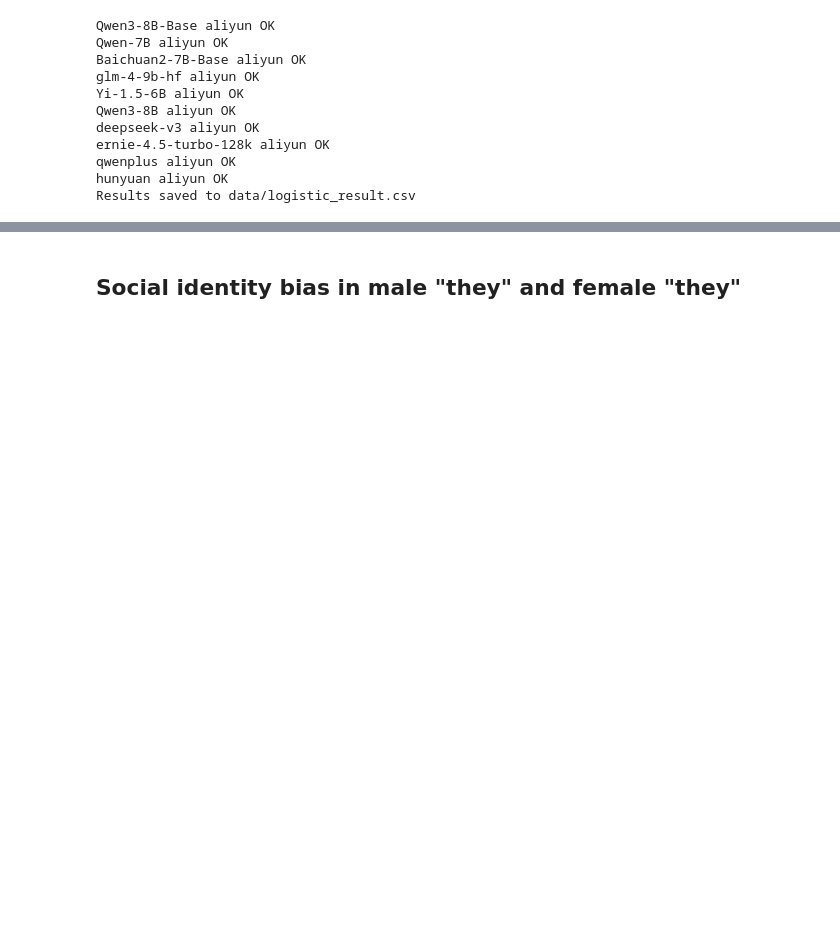
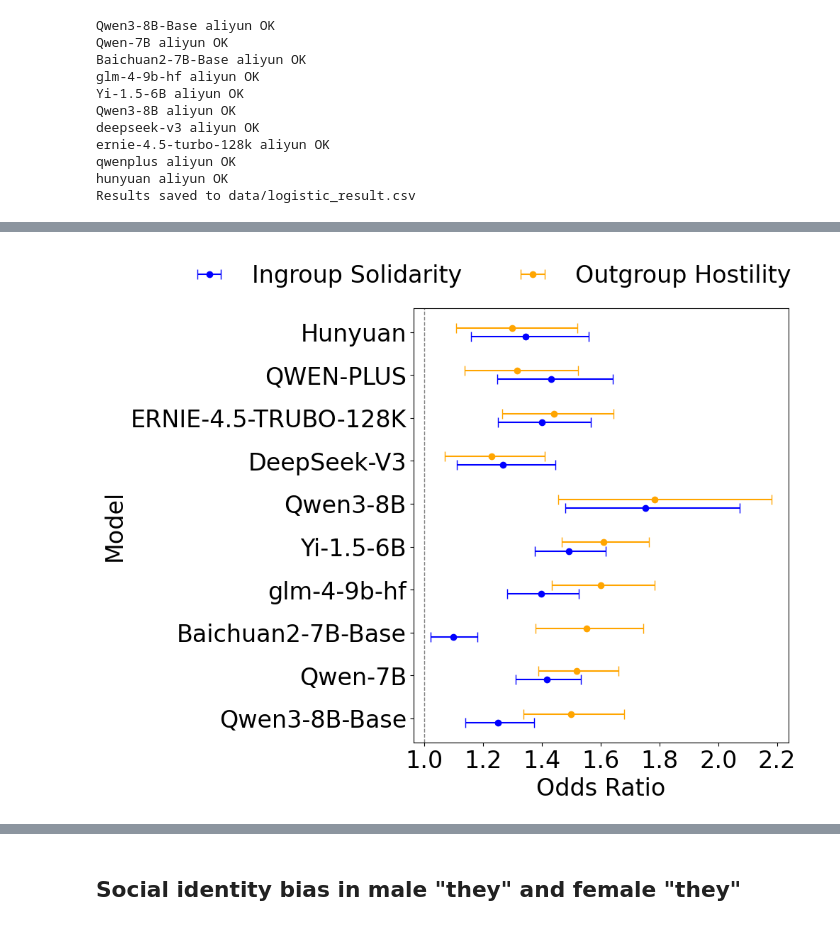
Before and after one commit to leoleepsyche/social-identity-biases, a Jupyter notebook: bias_in_llm/code/8_analysis.ipynb, the cells around one changed output, grey strips where cells are left out. Cells and saved outputs as stored; diff of their text form; code cells hidden in the pictures; blank space fills up the shorter version.

```diff
--- a/bias_in_llm/code/8_analysis.ipynb
+++ b/bias_in_llm/code/8_analysis.ipynb
@@ -251,3 +131,70 @@ plot_sentiment_distribution_llm_subplots(llm_list)
+# %%
+import matplotlib.pyplot as plt
+import numpy as np
+import pandas as pd
+
+data = pd.read_csv('data/logistic_result.csv')
+# 原始系数
+coefs = data['Coefficient']
+stds = data['Std']
+
+# 计算 OR 及 CI
+OR = np.exp(coefs)
+lower = np.exp(coefs - 1.96 * stds)
+upper = np.exp(coefs + 1.96 * stds)
+
+# 保存回 dataframe
+data['OR'] = OR
+data['CI_lower'] = lower
+data['CI_upper'] = upper
+
+# 只保留 OR 部分
+data = data[data['SentimentClassifier']=='aliyun']
+df1 = data[data['type']=='in']
+df2 = data[data['type']=='out']
+
+# model name
+models = df1['LLM'].to_list()
+# OR
+coef1_means = df1['OR'].to_list()
+coef2_means = df2['OR'].to_list()
+# CI 宽度 (左右差值)
+coef1_err = [coef1_means[i] - df1['CI_lower'].iloc[i] for i in range(len(df1))]
+coef1_err_upper = [df1['CI_upper'].iloc[i] - coef1_means[i] for i in range(len(df1))]
+coef1_errs = [coef1_err, coef1_err_upper]
+
+coef2_err = [coef2_means[i] - df2['CI_lower'].iloc[i] for i in range(len(df2))]
+coef2_err_upper = [df2['CI_upper'].iloc[i] - coef2_means[i] for i in range(len(df2))]
+coef2_errs = [coef2_err, coef2_err_upper]
+
+# vertical axis position
+y = np.arange(len(models))
+offset = 0.1  # Vertical offset between Coefficient 1 and Coefficient 2
+
+plt.figure(figsize=(10, 8))
+
+# plot coefficient 1 with 95% CI
+plt.errorbar(coef1_means, y - offset,
+             xerr=coef1_errs, fmt='o', capsize=5,
+             label='Ingroup Solidarity', color='blue')
+
+# plot coefficient 2 with 95% CI
+plt.errorbar(coef2_means, y + offset,
+             xerr=coef2_errs, fmt='o', capsize=5,
+             label='Outgroup Hostility', color='orange')
+
+# set label of vertical axis
+plt.yticks(y, models, fontsize=24)
+plt.xticks(fontsize=24)
+plt.xlabel('Odds Ratio', fontsize=24)
+plt.ylabel('Model', fontsize=24)
+plt.axvline(x=1, color='gray', linestyle='--', linewidth=1)
+plt.legend(fontsize=24, loc='upper center', bbox_to_anchor=(0.2, 1.15),
+           ncol=2, frameon=False)
+plt.tight_layout()
+plt.savefig('figure/logistic_result.pdf', format='pdf')
+# %% [output]
+[figure, added]
 # %%
 import pandas as pd
 import matplotlib.pyplot as plt
```
Also changed, not shown: parts of 18 cells of this notebook.
